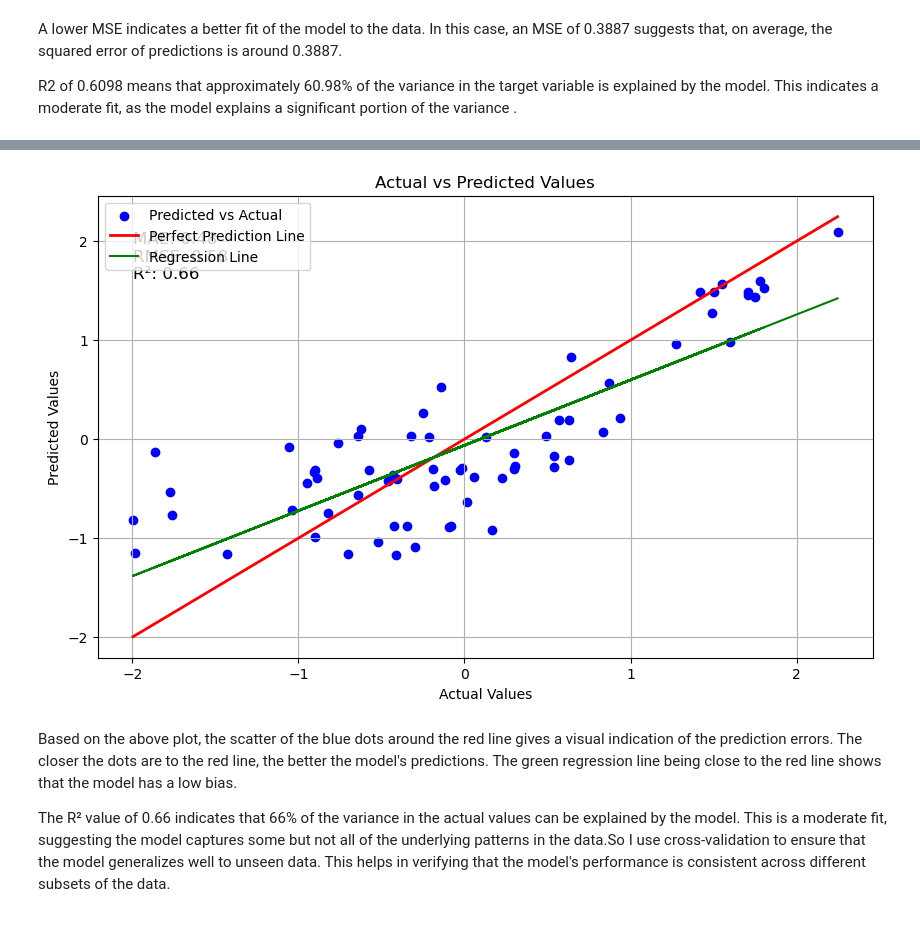
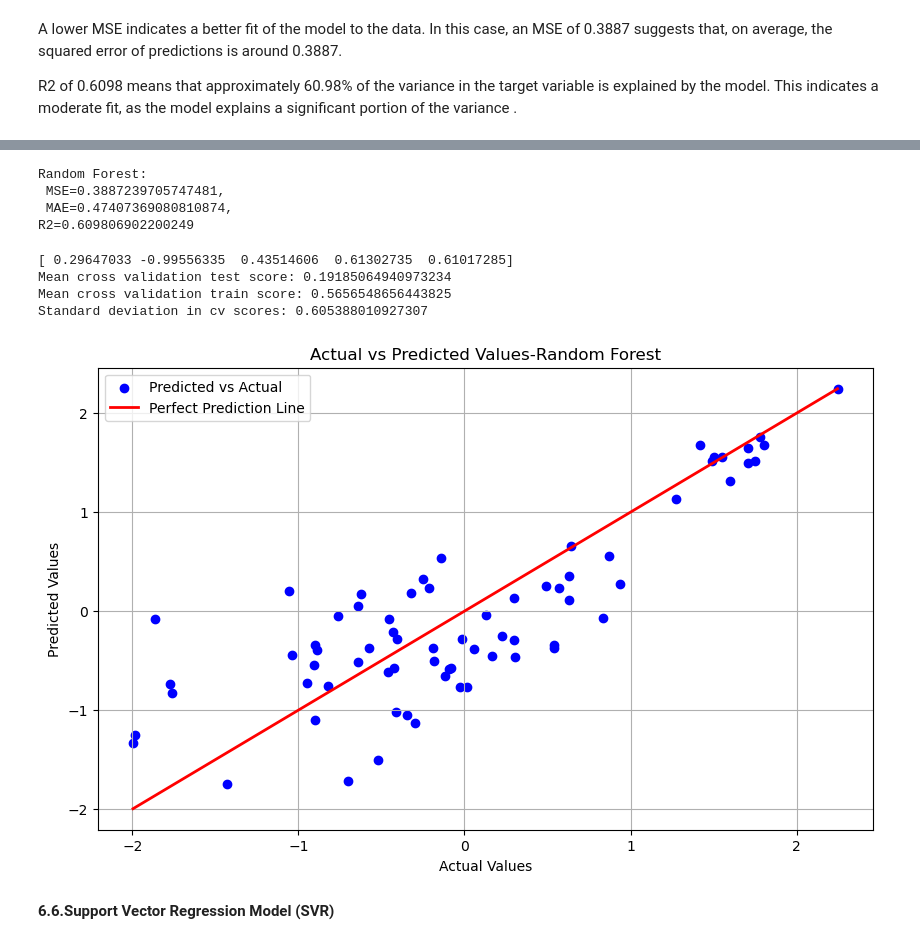
Before and after one commit to Mary080102/Capston-Two, a Jupyter notebook: Modeling.ipynb, the cells around one changed output, grey strips where cells are left out. Saved outputs shown, nothing was run; the diff lists cells and outputs as text; code cells hidden in the pictures.

```diff
--- a/Modeling.ipynb
+++ b/Modeling.ipynb
@@ -140,0 +248,16 @@ The results from second model exactly the same as first model.
+# %%
+
+# Train GBM model
+model3 = GradientBoostingRegressor()
+model3.fit(X_train, y_train)
+
+# Predict on the test set
+y_pred_gbm= model3.predict(X_test)
+
+# Evaluate model performance
+mse_gbm = mean_squared_error(y_test,y_pred_gbm)
+
+mae_gbm= mean_absolute_error(y_test,y_pred_gbm)
+
+r2_gbm = r2_score(y_test,y_pred_gbm)
+print(f"Gradient Boosting Machines:\n MSE={mse_mlr},\n MAE={mae_mlr},\nR2={r2_mlr}")
@@ -173,25 +333,55 @@ Random Forest Regression(model3): MSE=0.3391974697974042, R2=0.6595205813770715,
+# %%
+# Initialize and fit the model
+
+model4= RandomForestRegressor(random_state=42)
+model4.fit(X_train,y_train)
+
+# Predict and evaluate
+
+y_pred_rf= model4.predict(X_test)
+
+mse_rf = mean_squared_error(y_test,y_pred_rf)
+
+mae_rf= mean_absolute_error(y_test,y_pred_rf)
+
+r2_rf = r2_score(y_test,y_pred_rf)
+print(f"Random Forest:\n MSE={mse_mlr},\n MAE={mae_mlr},\nR2={r2_mlr}")
+# %% [output]
+Random Forest:
+ MSE=0.3887239705747481,
+ MAE=0.47407369080810874,
+R2=0.609806902200249
+# %%
+#Assessing performance using cross-validation
+cv_scores_test = cross_val_score(model4,X_test,y_test,cv=5)
+cv_scores_train= cross_val_score(model4,X_train,y_train,cv=5)
+print(cv_scores_test)
+cv_scores_model4_test=cv_scores_test.mean()
+cv_scores_model4_train=cv_scores_train.mean()
+cv_scores_std_model4=cv_scores_test.std()
+
+print ('Mean cross validation test score: ' +str(cv_scores_model4_test))
+print ('Mean cross validation train score: ' +str(cv_scores_model4_train))
+print ('Standard deviation in cv scores: ' +str(cv_scores_std_model4))
+# %% [output]
+[ 0.29647033 -0.99556335  0.43514606  0.61302735  0.61017285]
+Mean cross validation test score: 0.19185064940973234
+Mean cross validation train score: 0.5656548656443825
+Standard deviation in cv scores: 0.605388010927307
 # %%
 # Plotting
 plt.figure(figsize=(10, 6))
 plt.scatter(y_test, y_pred_rf, color='blue', label='Predicted vs Actual')
 plt.plot([min(y_test), max(y_test)], [min(y_test), max(y_test)], color='red', linewidth=2, label='Perfect Prediction Line')
 
-# Add regression line
-m, b = np.polyfit(y_test, y_pred_rf, 1)
-plt.plot(y_test, m * y_test + b, color='green', label='Regression Line')
-# Add metrics to plot
-plt.text(min(y_test), max(y_pred_rf), f'MAE: {mae_rf:.2f}\nRMSE: {rmse_rf:.2f}\nR²: {r2_rf:.2f}', fontsize=12, verticalalignment='top')
-
 # Labels and title
 plt.xlabel('Actual Values')
 plt.ylabel('Predicted Values')
-plt.title('Actual vs Predicted Values')
+plt.title('Actual vs Predicted Values-Random Forest')
 plt.legend()
 plt.grid(True)
 plt.show()
 # %% [output]
-[figure, old version]
+[figure, new version]
-# %% [markdown]
-Based on the above plot, the scatter of the blue dots around the red line gives a visual indication of the prediction errors. The closer the dots are to the red line, the better the model's predictions. The green regression line being close to the red line shows that the model has a low bias.
-
-The R² value of 0.66 indicates that 66% of the variance in the actual values can be explained by the model. This is a moderate fit, suggesting the model captures some but not all of the underlying patterns in the data.So I use cross-validation to ensure that the model generalizes well to unseen data. This helps in verifying that the model's performance is consistent across different subsets of the data.
+# %% [markdown]
+**6.6.Support Vector Regression Model (SVR)**
```
Also changed, not shown: parts of 38 cells of this notebook.
